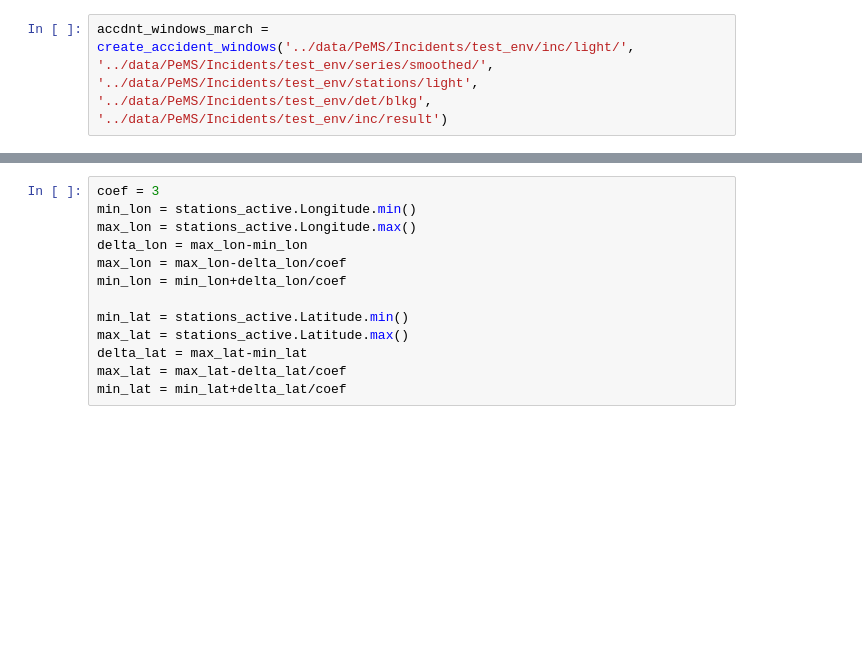
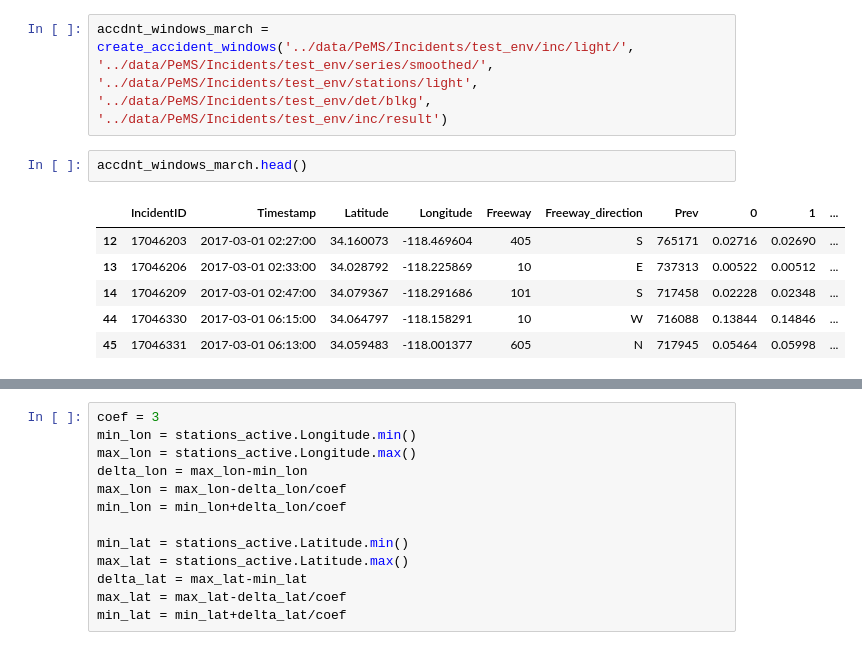
Before and after one commit to frolovconst/TC_w_ML, a Jupyter notebook: incidents_touch/inc_desc_ansis.ipynb, the cells around one changed output, grey strips where cells are left out. Saved outputs shown, nothing was run; the diff lists cells and outputs as text; blank space fills up the shorter version.

```diff
--- a/incidents_touch/inc_desc_ansis.ipynb
+++ b/incidents_touch/inc_desc_ansis.ipynb
@@ -115,3 +115,12 @@ def create_accident_windows(path, srs_path, stations_pth, blk_path, dest_path):
     return result
 # %%
 accdnt_windows_march = create_accident_windows('../data/PeMS/Incidents/test_env/inc/light/', '../data/PeMS/Incidents/test_env/series/smoothed/', '../data/PeMS/Incidents/test_env/stations/light', '../data/PeMS/Incidents/test_env/det/blkg', '../data/PeMS/Incidents/test_env/inc/result')
+# %%
+accdnt_windows_march.head()
+# %% [output]
+|  | IncidentID | Timestamp | Latitude | Longitude | Freeway | Freeway_direction | Prev | 0 | 1 | ... |
+| 12 | 17046203 | 2017-03-01 02:27:00 | 34.160073 | -118.469604 | 405 | S | 765171 | 0.02716 | 0.02690 | ... |
+| 13 | 17046206 | 2017-03-01 02:33:00 | 34.028792 | -118.225869 | 10 | E | 737313 | 0.00522 | 0.00512 | ... |
+| 14 | 17046209 | 2017-03-01 02:47:00 | 34.079367 | -118.291686 | 101 | S | 717458 | 0.02228 | 0.02348 | ... |
+| 44 | 17046330 | 2017-03-01 06:15:00 | 34.064797 | -118.158291 | 10 | W | 716088 | 0.13844 | 0.14846 | ... |
+| 45 | 17046331 | 2017-03-01 06:13:00 | 34.059483 | -118.001377 | 605 | N | 717945 | 0.05464 | 0.05998 | ... |
```
Also changed, not shown: parts of 1 cell of this notebook.
